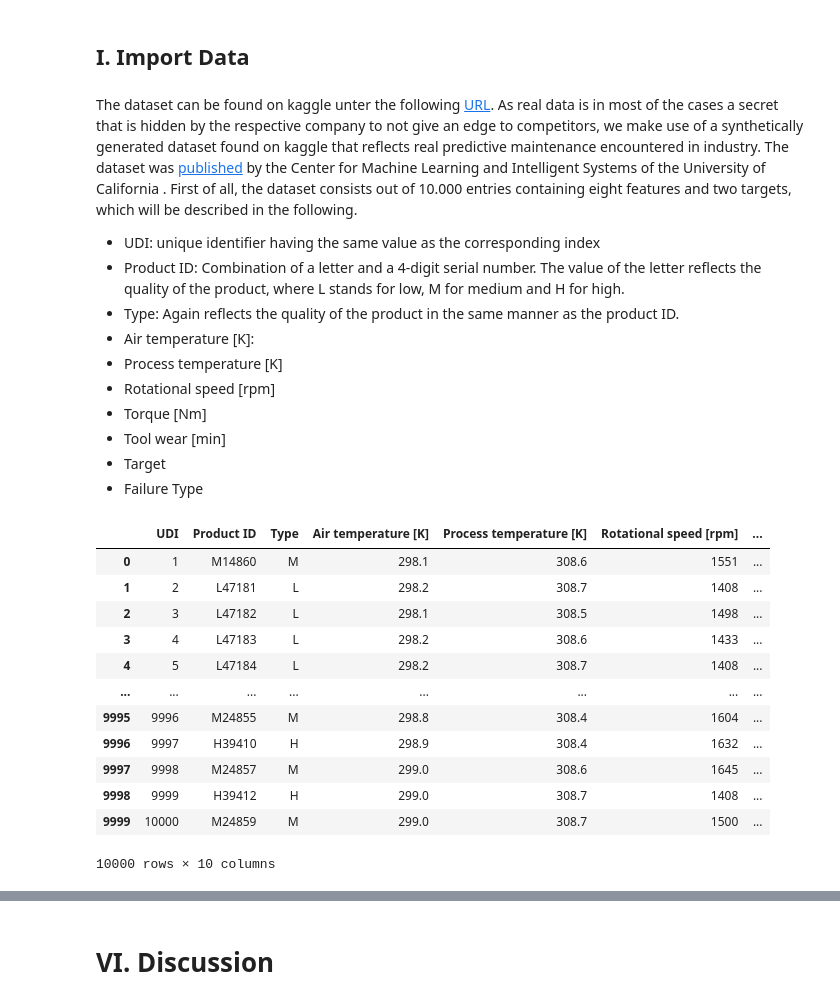
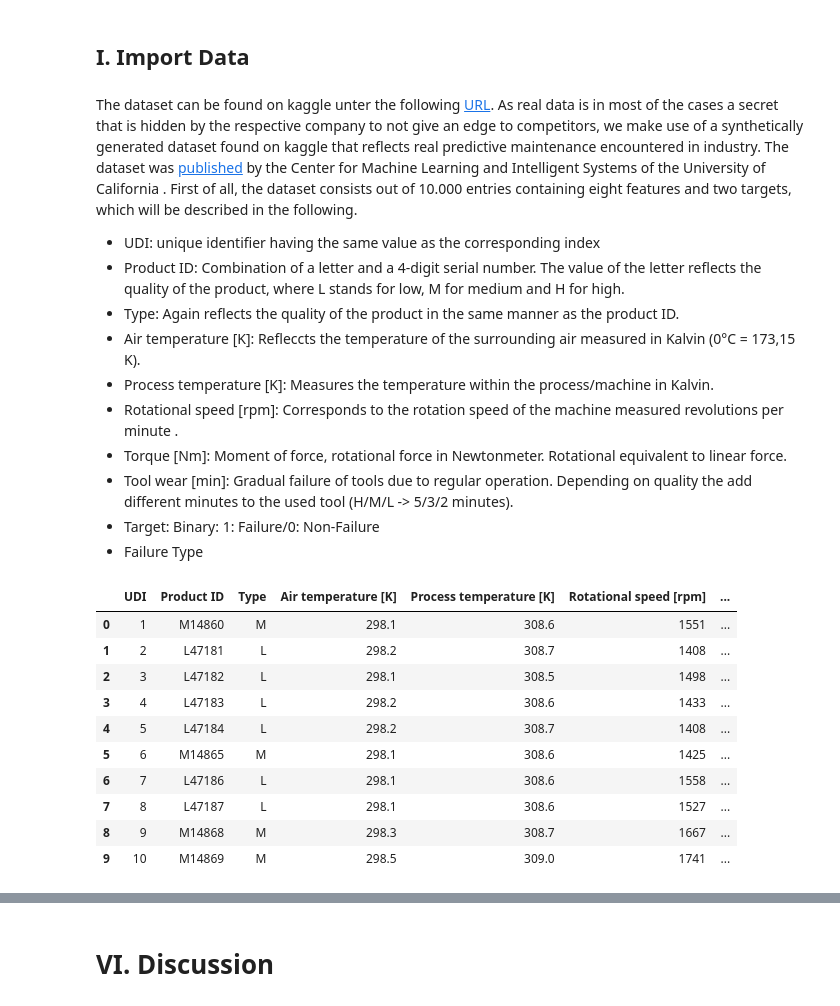
Before and after one commit to NiklasSabel/Industrial-Applications-of-Artificial-Intelligence, a Jupyter notebook: notebooks/Secondary Sector/Secondary Sector Predictive Maintenance.ipynb, the cells around one changed output, grey strips where cells are left out. Cells and saved outputs as stored; diff of their text form; code cells hidden in the pictures.

```diff
--- a/notebooks/Secondary Sector/Secondary Sector Predictive Maintenance.ipynb
+++ b/notebooks/Secondary Sector/Secondary Sector Predictive Maintenance.ipynb
@@ -25,28 +26,26 @@ The dataset can be found on kaggle unter the following [URL](https://www.kaggle.
 * UDI: unique identifier having the same value as the corresponding index
 * Product ID: Combination of a letter and a 4-digit serial number. The value of the letter reflects the quality of the product, where L stands for low, M for medium and H for high.
 * Type: Again reflects the quality of the product in the same manner as the product ID.
-* Air temperature [K]:
-* Process temperature [K]
-* Rotational speed [rpm]
-* Torque [Nm]
-* Tool wear [min]
-* Target
+* Air temperature [K]: Refleccts the temperature of the surrounding air measured in Kalvin (0°C = 173,15 K).
+* Process temperature [K]: Measures the temperature within the process/machine in Kalvin.
+* Rotational speed [rpm]: Corresponds to the rotation speed of the machine measured revolutions per minute .
+* Torque [Nm]: Moment of force, rotational force in Newtonmeter. Rotational equivalent to linear force.
+* Tool wear [min]: Gradual failure of tools due to regular operation. Depending on quality the add different minutes to the used tool (H/M/L -> 5/3/2 minutes).
+* Target: Binary: 1: Failure/0: Non-Failure
 * Failure Type
 # %%
 dir_path ='../../src/data/Abgabe_2/'
 df = pd.read_csv(os.path.join(dir_path, "predictive_maintenance.csv"))
-df
+df.head(10)
 # %% [output]
 |  | UDI | Product ID | Type | Air temperature [K] | Process temperature [K] | Rotational speed [rpm] | ... |
 | 0 | 1 | M14860 | M | 298.1 | 308.6 | 1551 | ... |
 | 1 | 2 | L47181 | L | 298.2 | 308.7 | 1408 | ... |
 | 2 | 3 | L47182 | L | 298.1 | 308.5 | 1498 | ... |
 | 3 | 4 | L47183 | L | 298.2 | 308.6 | 1433 | ... |
 | 4 | 5 | L47184 | L | 298.2 | 308.7 | 1408 | ... |
-| ... | ... | ... | ... | ... | ... | ... | ... |
-| 9995 | 9996 | M24855 | M | 298.8 | 308.4 | 1604 | ... |
-| 9996 | 9997 | H39410 | H | 298.9 | 308.4 | 1632 | ... |
-| 9997 | 9998 | M24857 | M | 299.0 | 308.6 | 1645 | ... |
-| 9998 | 9999 | H39412 | H | 299.0 | 308.7 | 1408 | ... |
-| 9999 | 10000 | M24859 | M | 299.0 | 308.7 | 1500 | ... |
+| 5 | 6 | M14865 | M | 298.1 | 308.6 | 1425 | ... |
+| 6 | 7 | L47186 | L | 298.1 | 308.6 | 1558 | ... |
+| 7 | 8 | L47187 | L | 298.1 | 308.6 | 1527 | ... |
+| 8 | 9 | M14868 | M | 298.3 | 308.7 | 1667 | ... |
+| 9 | 10 | M14869 | M | 298.5 | 309.0 | 1741 | ... |
-10000 rows × 10 columns
```
Also changed, not shown: parts of 25 cells of this notebook.
